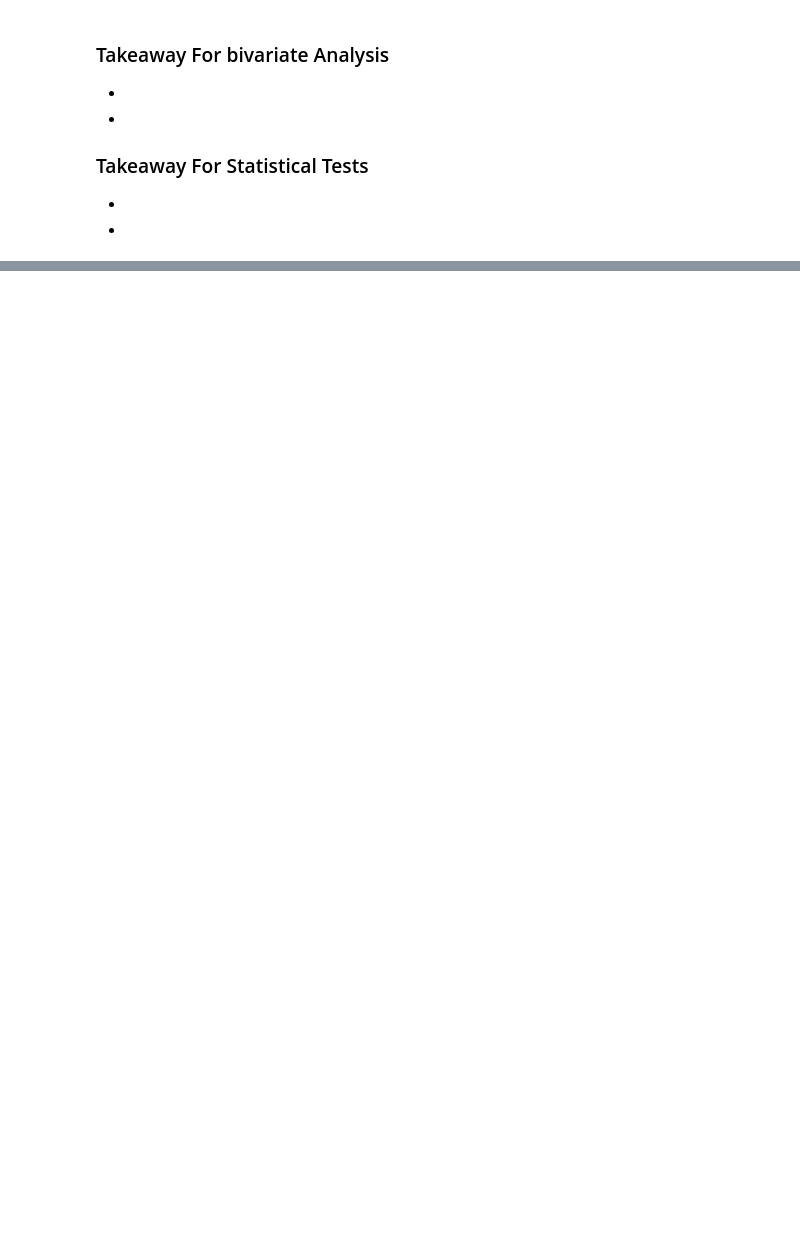
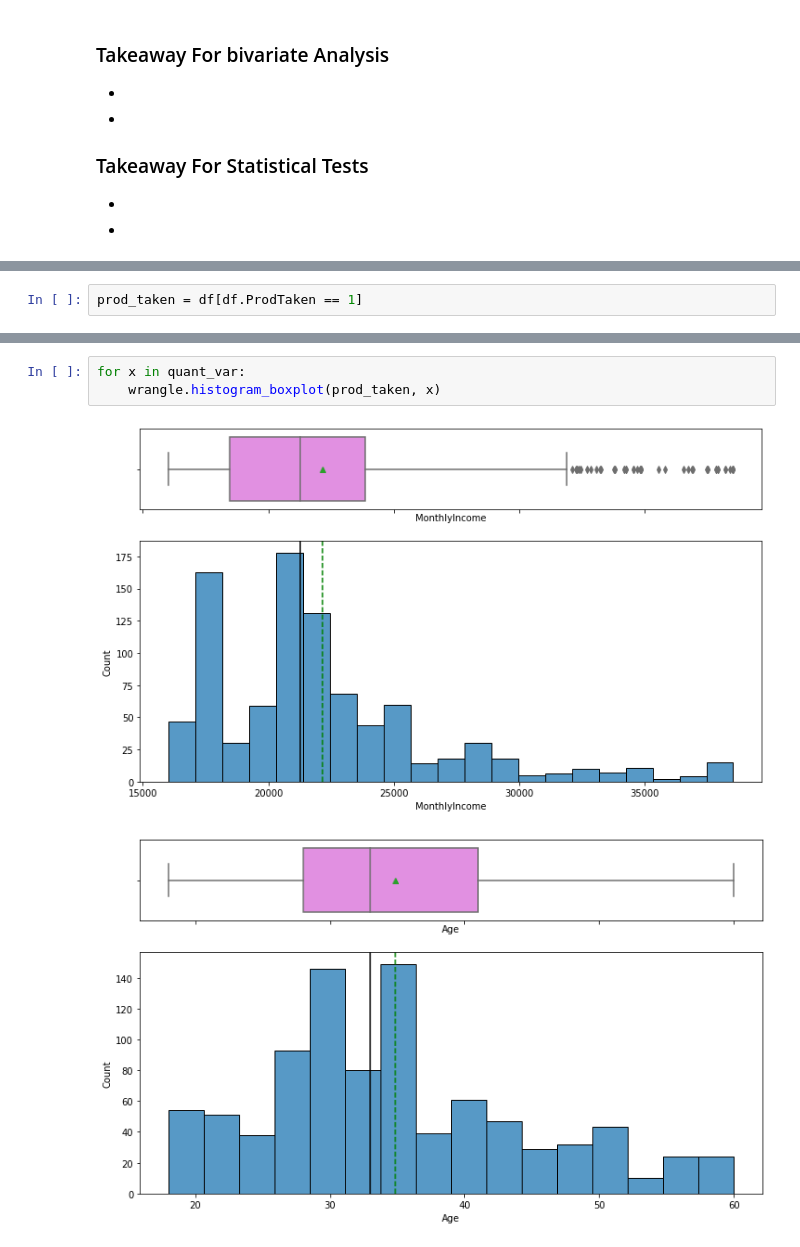
Before and after one commit to cfreeman22/TravelPackagePrediction, a Jupyter notebook: TravelPackagePurchasePrediction.ipynb, the cells around one changed output, grey strips where cells are left out. Cells and saved outputs as stored; diff of their text form; blank space fills up the shorter version.

```diff
--- a/TravelPackagePurchasePrediction.ipynb
+++ b/TravelPackagePurchasePrediction.ipynb
@@ -490,0 +493,2 @@ CityTier
+# %%
+prod_taken = df[df.ProdTaken == 1]
@@ -490,0 +517,6 @@ CityTier
+# %%
+for x in quant_var:
+    wrangle.histogram_boxplot(prod_taken, x)
+# %% [output]
+[figure, added]
+[figure, added]
```
Also changed, not shown: parts of 14 cells of this notebook.
